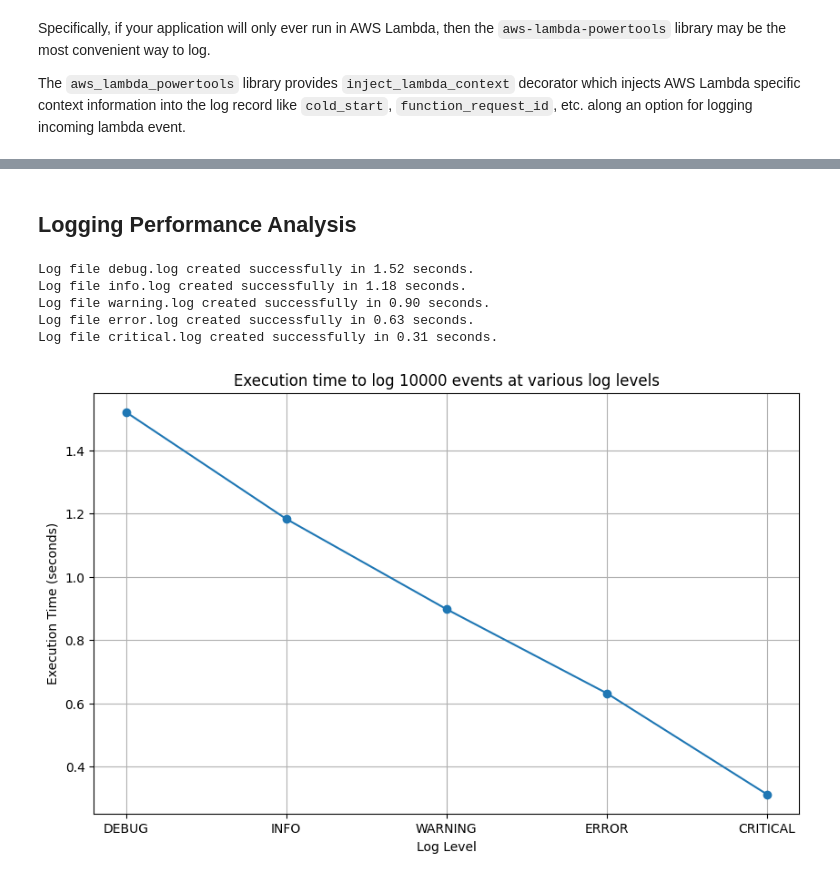
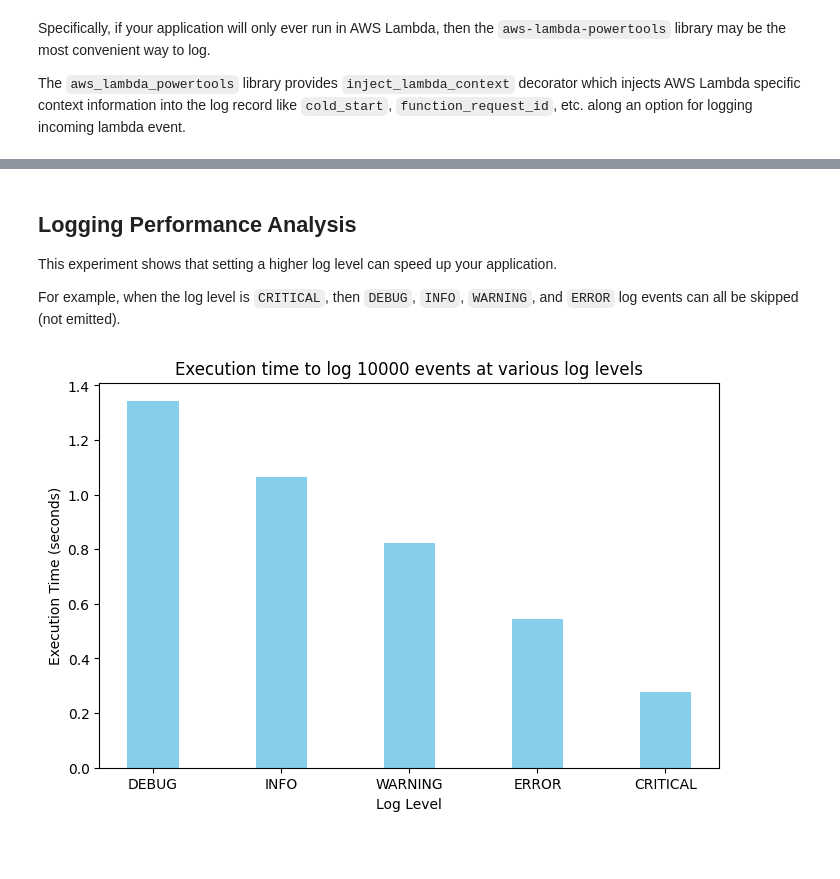
Before and after one commit to socratic617/python-on-aws, a Jupyter notebook: section-4--observability/logs/logs.ipynb, the cells around one changed output, grey strips where cells are left out. Saved outputs shown, nothing was run; the diff lists cells and outputs as text; code cells hidden in the pictures; blank space fills up the shorter version.

Commit message:
updates to logging and metrics notebook

```diff
--- a/section-4--observability/logs/logs.ipynb
+++ b/section-4--observability/logs/logs.ipynb
@@ -371,65 +379,48 @@ if __name__ == "__main__":
 This is how `aws-lambda-powertools` logs look like in AWS CloudWatch:
 
 ![AWS Lambda Powertools Logs](./assets/lambda_powertools_log.png)
-# %% [markdown]
-## Logging Performance Analysis
+# %% [markdown]
+## Logging Performance Analysis
+
+This experiment shows that setting a higher log level can speed up your application.
+
+For example, when the log level is `CRITICAL`, then `DEBUG`, `INFO`, `WARNING`, and `ERROR` log events can all be skipped (not emitted).
 # %%
 import os
 import timeit
 import matplotlib.pyplot as plt
 from loguru import logger
-import json
-
 
 LOG_LEVELS = ["DEBUG", "INFO", "WARNING", "ERROR", "CRITICAL"]
 NUM_EVENTS = 10_000
 
 execution_times = []
 
-def serialize_extra_keys(record):
-    extra = record["extra"]
-    if extra:
-        record["extra"] = json.dumps(extra)
-    return record
+def log_5n_messages(log_file: str, n: int):
+    logger.remove()
+    logger.add(log_file, level=log_level)
+    for _ in range(NUM_EVENTS):
+        logger.debug("This is a debug message")
+        logger.info("This is an info message")
+        logger.warning("This is a warning message")
+        logger.error("This is an error message")
+        logger.critical("This is a critical message")
+    logger.remove()
+    os.remove(log_file)
+
+def log_messages():
+    log_5n_messages(log_file=f"{log_level.lower()}.log", n=NUM_EVENTS)
 
 for log_level in LOG_LEVELS:
-    log_file = f"{log_level.lower()}.log"
-
-    # Define a function to execute the logging code
-    def log_messages():
-        log_file = f"{log_level.lower()}.log"
-        logger.remove()
-        logger.add(log_file,
-                   level=log_level,
-                   format="{time:YYYY-MM-DD HH:mm:ss} | {level} | {name}:{line} | {message} | {extra}",
-                   filter=serialize_extra_keys,)
-        for _ in range(NUM_EVENTS):
-            logger.debug("This is a debug message", extra={"level": "debug"})
-            logger.info("This is an info message", extra={"level": "info"})
-            logger.warning("This is a warning message", extra={"level": "warning"})
-            logger.error("This is an error message", extra={"level": "error"})
-            logger.critical("This is a critical message", extra={"level": "critical"})
-        logger.remove()
-        os.remove(log_file)
-
-    # Measure the execution time using timeit
     execution_time = timeit.timeit(log_messages, number=1)
     execution_times.append(execution_time)
 
-    print(f"Log file {log_file} created successfully in {execution_time:.2f} seconds.")
-
-# Plot the results
-plt.figure(figsize=(10, 6))
-plt.plot(LOG_LEVELS, execution_times, marker="o")
+# Plot the results as a vertical bar chart
+plt.figure(figsize=(8, 5))
+plt.bar(LOG_LEVELS, execution_times, color='skyblue', width=0.4)
 plt.title(f"Execution time to log {NUM_EVENTS} events at various log levels")
 plt.xlabel("Log Level")
 plt.ylabel("Execution Time (seconds)")
-plt.grid(True)
 plt.show()
 # %% [output]
-Log file debug.log created successfully in 1.52 seconds.
-Log file info.log created successfully in 1.18 seconds.
-Log file warning.log created successfully in 0.90 seconds.
-Log file error.log created successfully in 0.63 seconds.
-Log file critical.log created successfully in 0.31 seconds.
-[figure, old version]
+[figure, new version]
```
Also changed, not shown: parts of 9 cells of this notebook, 2 other files.
